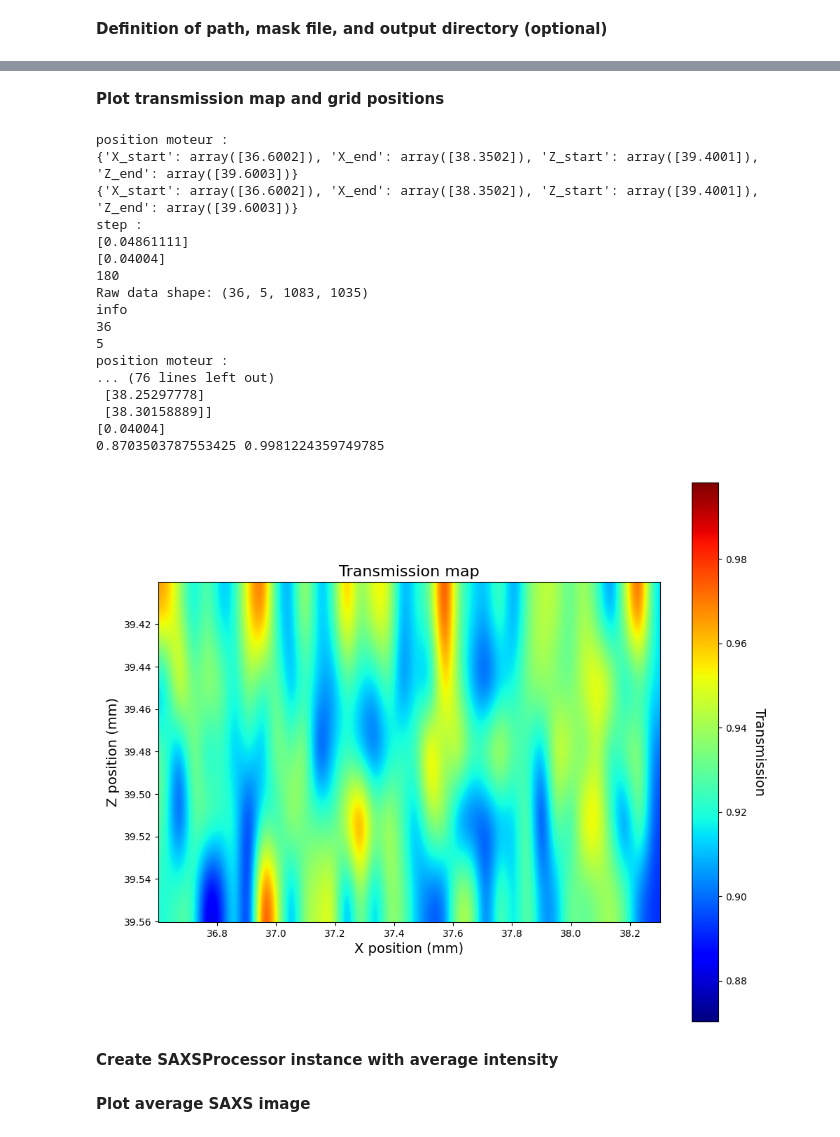
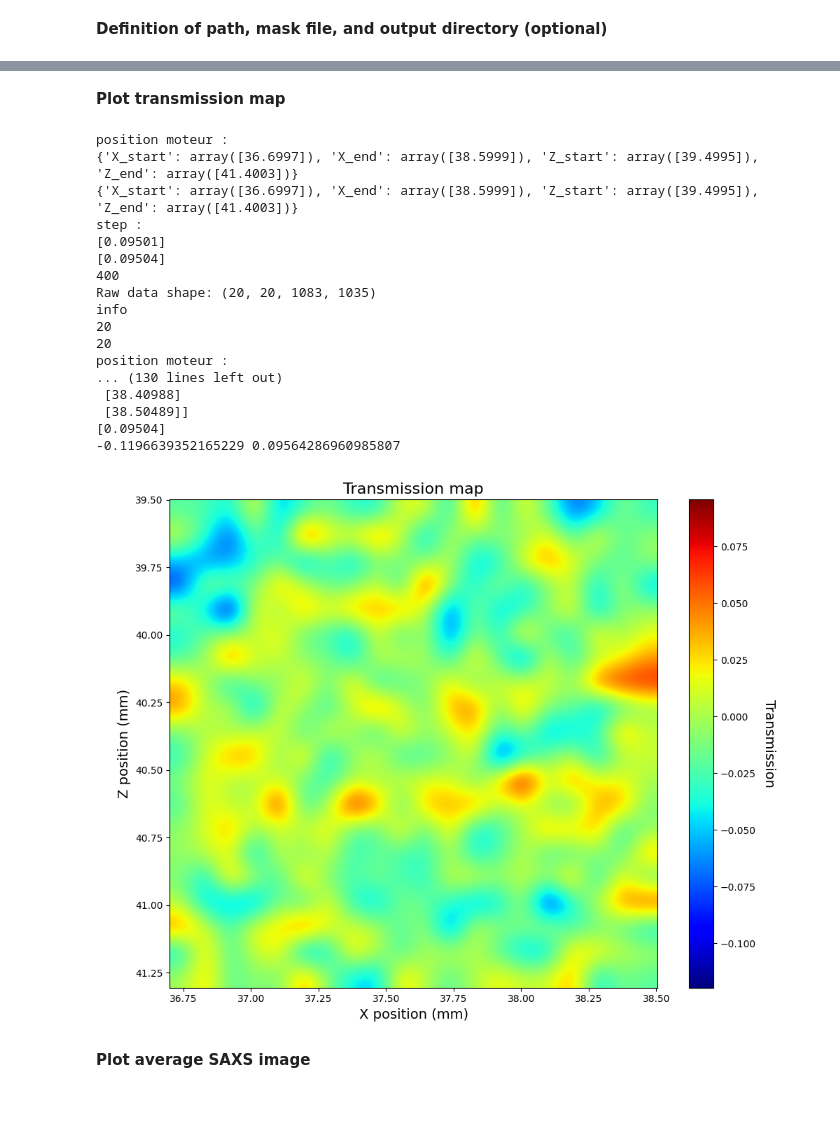
Before and after one commit to nicoratel/SAXSProcessor, a Jupyter notebook: Synchro_Emma.ipynb, the cells around one changed output, grey strips where cells are left out. Cells and saved outputs as stored; diff of their text form; code cells hidden in the pictures; blank space fills up the shorter version.

```diff
--- a/Synchro_Emma.ipynb
+++ b/Synchro_Emma.ipynb
@@ -23,12 +27,9 @@ import pandas as pd
 # %% [markdown]
 **Definition of path, mask file, and output directory (optional)**
 # %%
+pathh5 =  'test_data/SWING_fev2026/example_emma_rods/'
+fileh5 = 'test_data/SWING_fev2026/example_emma_rods/lacroix_00180_2026-02-06_14-31-57.nxs'
+mask = "test_data/SWING_fev2026/mask_pyfai_nico.edf" # mask generated by Nicolas directly
 instrument='SWING'
-#Dossier des H5
-h5path='C:/Users/lisab/aSAXS/Synchrotron/donnesnxs/lacroix_00161_2026-02-06_09-24-37.nxs'
-referencefile='C:/Users/lisab/aSAXS/Synchrotron/donnesnxs/lacroix_00094_2026-02-06_01-27-59.nxs'  # Si reference
-mask = 'C:/Users/lisab/aSAXS/Synchrotron/donnesnxs/mask_pyfai.edf'
 output_dir='./test_output/'
 os.makedirs(output_dir,exist_ok=True)
-proc = SAXSProcessor(instrument=instrument ,file=h5path, mask=mask)
-#proc = SAXSProcessor(instrument=instrument,reference_file=referencefile ,autosubstract=True,file=h5path, mask=mask)
@@ -50,0 +77,16 @@ Due to binning, pixel size was modified to 0.00015x0.00015
+# %%
+from excel_parameters_extractor import get_all_params
+
+excel_file = "Run_synchrotron_SOLEIL_02_2026_suivi_manips.xlsm" # path to the excel file containing the parameters
+bg_path = "test_data/SWING_fev2026/example_emma_rods" # path of the folder containing the background files (probably the same as the folder containing the h5 files)
+fileh5 = 'test_data/SWING_fev2026/example_emma_rods/lacroix_00180_2026-02-06_14-31-57.nxs' # your path to the h5 file
+
+
+diameter, polydispersity_d, length, polydispersity_L, reference_file  = get_all_params(excel_file, bg_path, fileh5) # here specify the measurement name
+
+print("Extracted parameters from excel:")
+print(f"Diameter: {diameter} nm")
+print(f"Polydispersity on diameter: {polydispersity_d} %")
+print(f"Length: {length} nm")
+print(f"Polydispersity on length: {polydispersity_L} %")
+print(f"Reference file: {reference_file}")
@@ -50,0 +101,6 @@ Due to binning, pixel size was modified to 0.00015x0.00015
+# %%
+# If no reference file, you can set reference_file to None:
+#proc = SAXSProcessor(instrument=instrument ,file=fileh5, mask=mask)
+
+# If you have the reference file extracted from the previous function, use it to automatically subtract the background:
+proc = SAXSProcessor(instrument=instrument,reference_file=reference_file ,autosubstract=True,file=fileh5, mask=mask)
@@ -51,29 +125,26 @@ Due to binning, pixel size was modified to 0.00015x0.00015
 # %% [markdown]
-**Plot transmission map and grid positions**
+**Plot transmission map**
 # %%
-#view_position_grid(h5path, prefix='lacroix')
-plot_transmission_map_from_singleh5(h5path, proc)
+plot_transmission_map_from_singleh5(fileh5, proc)
 # %% [output]
 position moteur :
-{'X_start': array([36.6002]), 'X_end': array([38.3502]), 'Z_start': array([39.4001]), 'Z_end': array([39.6003])}
-{'X_start': array([36.6002]), 'X_end': array([38.3502]), 'Z_start': array([39.4001]), 'Z_end': array([39.6003])}
+{'X_start': array([36.6997]), 'X_end': array([38.5999]), 'Z_start': array([39.4995]), 'Z_end': array([41.4003])}
+{'X_start': array([36.6997]), 'X_end': array([38.5999]), 'Z_start': array([39.4995]), 'Z_end': array([41.4003])}
 step :
-[0.04861111]
-[0.04004]
-180
-Raw data shape: (36, 5, 1083, 1035)
+[0.09501]
+[0.09504]
+400
+Raw data shape: (20, 20, 1083, 1035)
 info
-36
-5
+20
+20
 position moteur :
-... (76 lines left out)
- [38.25297778]
- [38.30158889]]
-[0.04004]
-0.8703503787553425 0.9981224359749785
+... (130 lines left out)
+ [38.40988]
+ [38.50489]]
+[0.09504]
+-0.1196639352165229 0.09564286960985807
-[figure, old version]
+[figure, new version]
-# %% [markdown]
-**Create SAXSProcessor instance with average intensity**
 # %% [markdown]
 **Plot average SAXS image**
 # %%
```
Also changed, not shown: parts of 20 cells of this notebook, 1 other file.
